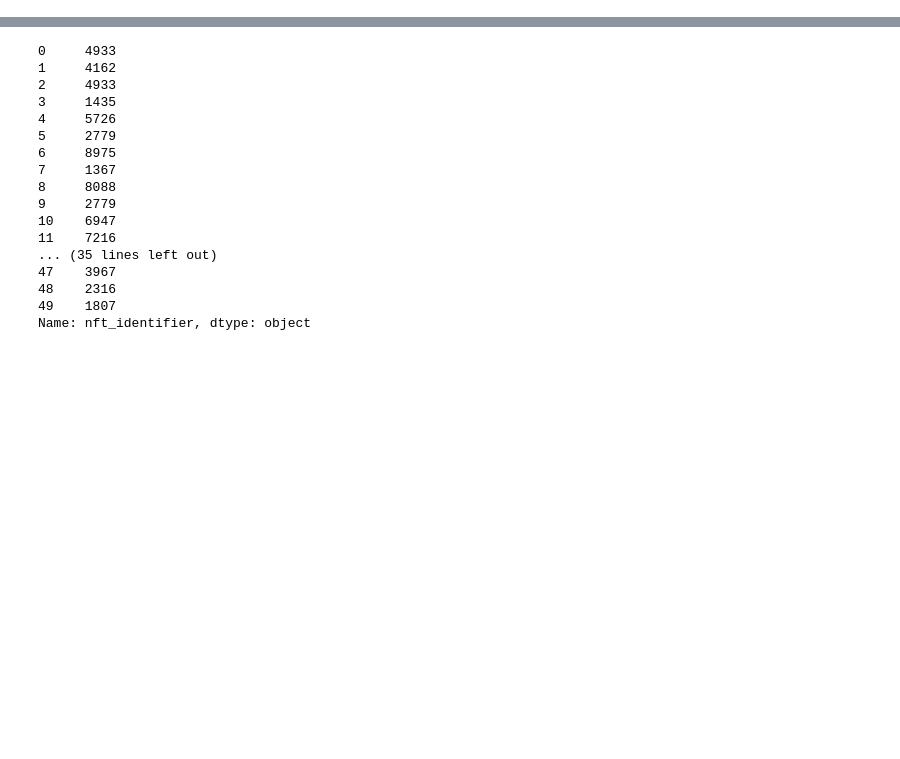
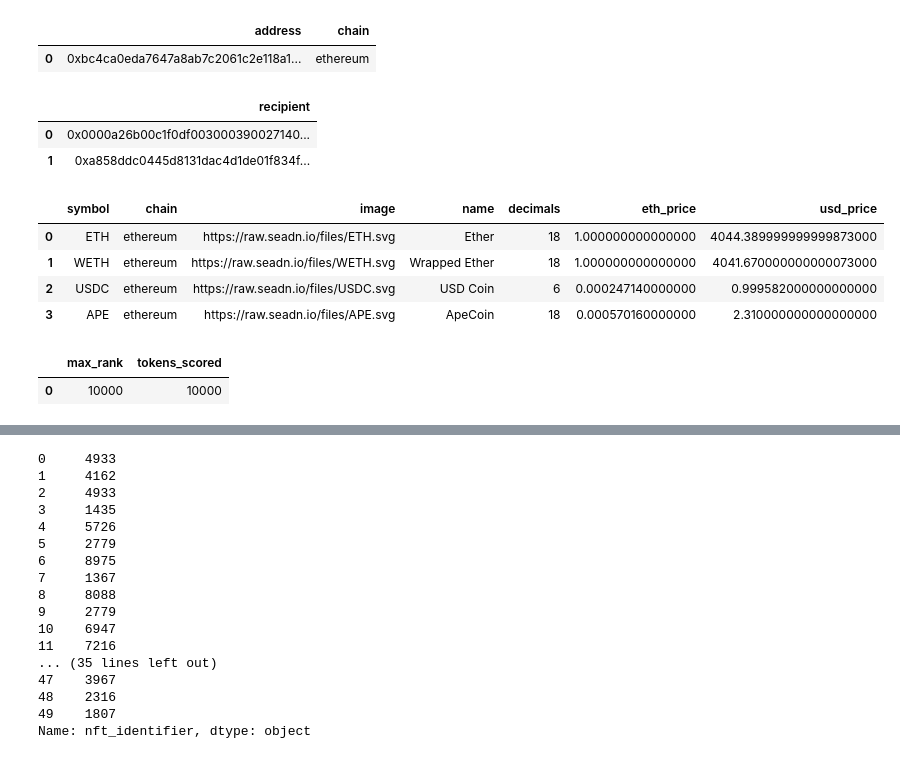
Before and after one commit to HeTron/NFT-Predictor, a Jupyter notebook: nft_project.ipynb, the cells around one changed output, grey strips where cells are left out. Saved outputs shown, nothing was run; the diff lists cells and outputs as text; code cells hidden in the pictures; blank space fills up the shorter version.

Commit message:
started over with cleaning and preprocessing api data

```diff
--- a/nft_project.ipynb
+++ b/nft_project.ipynb
@@ -48,12 +49,10 @@ def fetch_api_data_paginated(base_url, headers=None, data_key='asset_events'):
 def fetch_api_data(url, headers=None):
     response = requests.get(url, headers=headers)
     if response.status_code == 200:
-        data = response.json()
-        df = pd.json_normalize(data, max_level=1)
-        return df
+        return response.json()  # Return the JSON data directly
     else:
         print(f"Failed to fetch data from {url}")
-        return {}
+        return None
 # %%
 # USER CHOOSES COLLECTION
 collection_slug = input("Enter the collection: ")
@@ -128,0 +162,2 @@ Index(['event_type', 'order_hash', 'chain', 'protocol_address', 'closing_date',
+# %%
+collection_json = fetch_api_data(get_collection, headers)
@@ -128,0 +199,4 @@ Index(['event_type', 'order_hash', 'chain', 'protocol_address', 'closing_date',
+# %%
+contracts_df = pd.json_normalize(collection_json, 'contracts')
+fees_df = pd.json_normalize(collection_json, 'fees')
+payment_tokens_df = pd.json_normalize(collection_json, 'payment_tokens')
@@ -128,0 +205,5 @@ Index(['event_type', 'order_hash', 'chain', 'protocol_address', 'closing_date',
+# %%
+contracts_df
+# %% [output]
+|  | address | chain |
+| 0 | 0xbc4ca0eda7647a8ab7c2061c2e118a1... | ethereum |
@@ -128,0 +212,16 @@ Index(['event_type', 'order_hash', 'chain', 'protocol_address', 'closing_date',
+# %%
+fees_df
+# %% [output]
+|  | recipient |
+| 0 | 0x0000a26b00c1f0df003000390027140... |
+| 1 | 0xa858ddc0445d8131dac4d1de01f834f... |
+# %%
+payment_tokens_df.drop(['address'], axis=1, inplace=True)
+# %%
+payment_tokens_df
+# %% [output]
+|  | symbol | chain | image | name | decimals | eth_price | usd_price |
+| 0 | ETH | ethereum | https://raw.seadn.io/files/ETH.svg | Ether | 18 | 1.000000000000000 | 4044.389999999999873000 |
+| 1 | WETH | ethereum | https://raw.seadn.io/files/WETH.svg | Wrapped Ether | 18 | 1.000000000000000 | 4041.670000000000073000 |
+| 2 | USDC | ethereum | https://raw.seadn.io/files/USDC.svg | USD Coin | 6 | 0.000247140000000 | 0.999582000000000000 |
+| 3 | APE | ethereum | https://raw.seadn.io/files/APE.svg | ApeCoin | 18 | 0.000570160000000 | 2.310000000000000000 |
@@ -128,0 +230,5 @@ Index(['event_type', 'order_hash', 'chain', 'protocol_address', 'closing_date',
+# %%
+rarity_df
+# %% [output]
+|  | max_rank | tokens_scored |
+| 0 | 10000 | 10000 |
```
Also changed, not shown: parts of 35 cells of this notebook.
